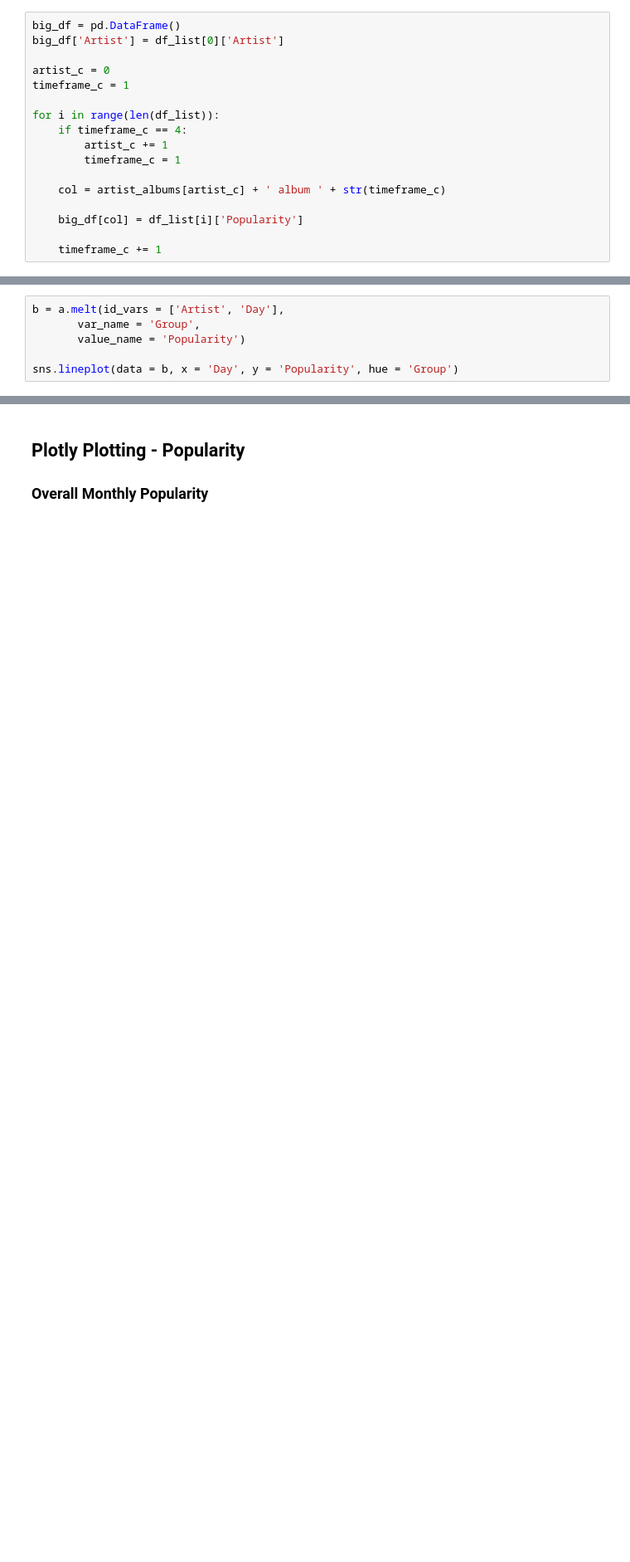
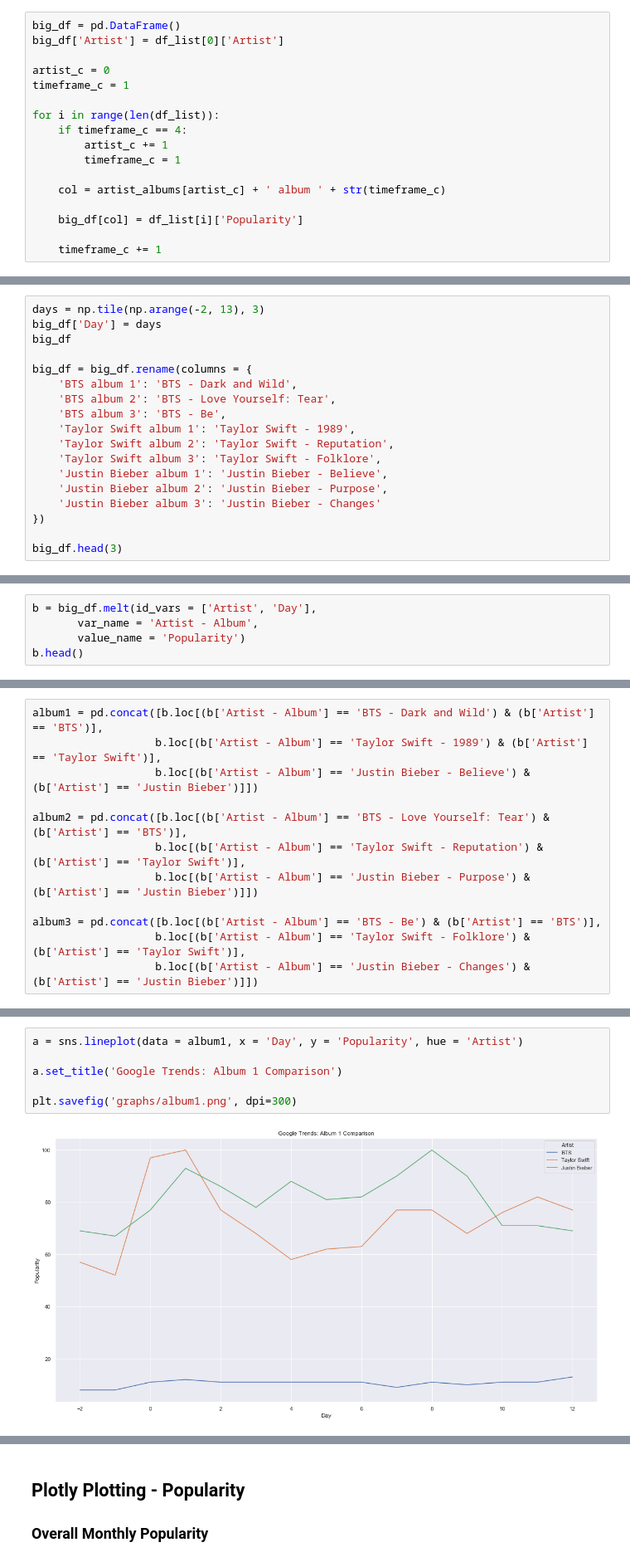
Before and after one commit to dliu9999/Fandom-Online-Collaboration, a Jupyter notebook: notebooks/01-duong-GoogleTrends.ipynb, the cells around one changed output, grey strips where cells are left out. Shown at 83% size. Cells and saved outputs as stored; diff of their text form; blank space fills up the shorter version.

```diff
--- a/notebooks/01-duong-GoogleTrends.ipynb
+++ b/notebooks/01-duong-GoogleTrends.ipynb
@@ -240,0 +261,18 @@ a['Day'] = np.arange(-2, 15)
+# %%
+days = np.tile(np.arange(-2, 13), 3)
+big_df['Day'] = days
+big_df
+
+big_df = big_df.rename(columns = {
+    'BTS album 1': 'BTS - Dark and Wild',
+    'BTS album 2': 'BTS - Love Yourself: Tear',
+    'BTS album 3': 'BTS - Be',
+    'Taylor Swift album 1': 'Taylor Swift - 1989',
+    'Taylor Swift album 2': 'Taylor Swift - Reputation',
+    'Taylor Swift album 3': 'Taylor Swift - Folklore',
+    'Justin Bieber album 1': 'Justin Bieber - Believe',
+    'Justin Bieber album 2': 'Justin Bieber - Purpose',
+    'Justin Bieber album 3': 'Justin Bieber - Changes'
+})
+
+big_df.head(3)
@@ -241,6 +284,5 @@ a['Day'] = np.arange(-2, 15)
 # %%
-b = a.melt(id_vars = ['Artist', 'Day'],
-       var_name = 'Group',
+b = big_df.melt(id_vars = ['Artist', 'Day'],
+       var_name = 'Artist - Album',
        value_name = 'Popularity')
-
-sns.lineplot(data = b, x = 'Day', y = 'Popularity', hue = 'Group')
+b.head()
@@ -246,0 +301,12 @@ sns.lineplot(data = b, x = 'Day', y = 'Popularity', hue = 'Group')
+# %%
+album1 = pd.concat([b.loc[(b['Artist - Album'] == 'BTS - Dark and Wild') & (b['Artist'] == 'BTS')],
+                   b.loc[(b['Artist - Album'] == 'Taylor Swift - 1989') & (b['Artist'] == 'Taylor Swift')],
+                   b.loc[(b['Artist - Album'] == 'Justin Bieber - Believe') & (b['Artist'] == 'Justin Bieber')]])
+
+album2 = pd.concat([b.loc[(b['Artist - Album'] == 'BTS - Love Yourself: Tear') & (b['Artist'] == 'BTS')],
+                   b.loc[(b['Artist - Album'] == 'Taylor Swift - Reputation') & (b['Artist'] == 'Taylor Swift')],
+                   b.loc[(b['Artist - Album'] == 'Justin Bieber - Purpose') & (b['Artist'] == 'Justin Bieber')]])
+
+album3 = pd.concat([b.loc[(b['Artist - Album'] == 'BTS - Be') & (b['Artist'] == 'BTS')],
+                   b.loc[(b['Artist - Album'] == 'Taylor Swift - Folklore') & (b['Artist'] == 'Taylor Swift')],
+                   b.loc[(b['Artist - Album'] == 'Justin Bieber - Changes') & (b['Artist'] == 'Justin Bieber')]])
@@ -246,0 +350,8 @@ sns.lineplot(data = b, x = 'Day', y = 'Popularity', hue = 'Group')
+# %%
+a = sns.lineplot(data = album1, x = 'Day', y = 'Popularity', hue = 'Artist')
+
+a.set_title('Google Trends: Album 1 Comparison')
+
+plt.savefig('graphs/album1.png', dpi=300)
+# %% [output]
+[figure, added]
```
Also changed, not shown: parts of 26 cells of this notebook, 37 other files.
